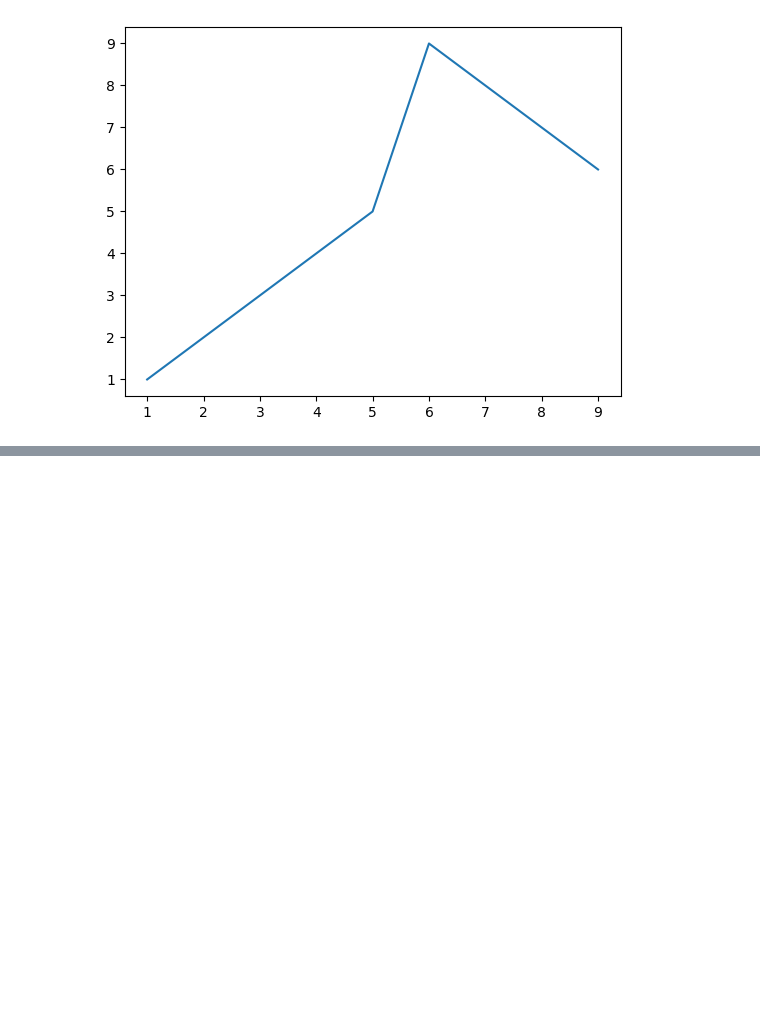
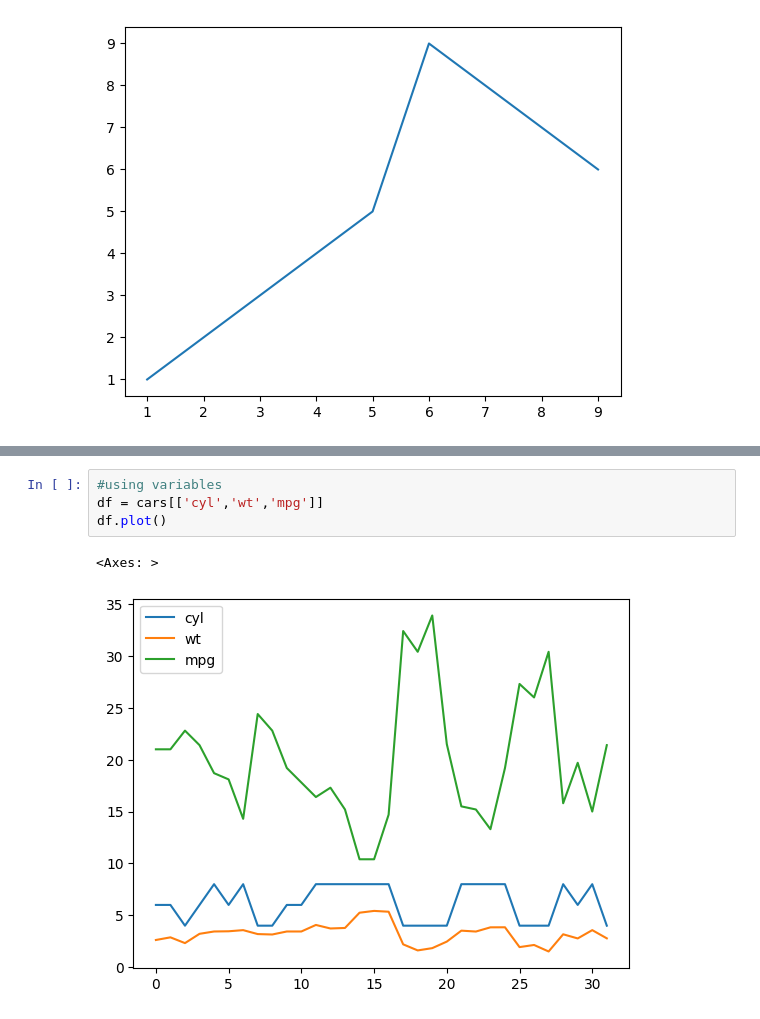
Before and after one commit to dadejecova/P4DS-ML, a Jupyter notebook: Practical_Data_Visualization.ipynb, the cells around one changed output, grey strips where cells are left out. Saved outputs shown, nothing was run; the diff lists cells and outputs as text; blank space fills up the shorter version.

```diff
--- a/Practical_Data_Visualization.ipynb
+++ b/Practical_Data_Visualization.ipynb
@@ -81,0 +97,7 @@ plt.show()
+# %%
+#using variables
+df = cars[['cyl','wt','mpg']]
+df.plot()
+# %% [output]
+<Axes: >
+[figure, added]
```
Also changed, not shown: parts of 7 cells of this notebook.
